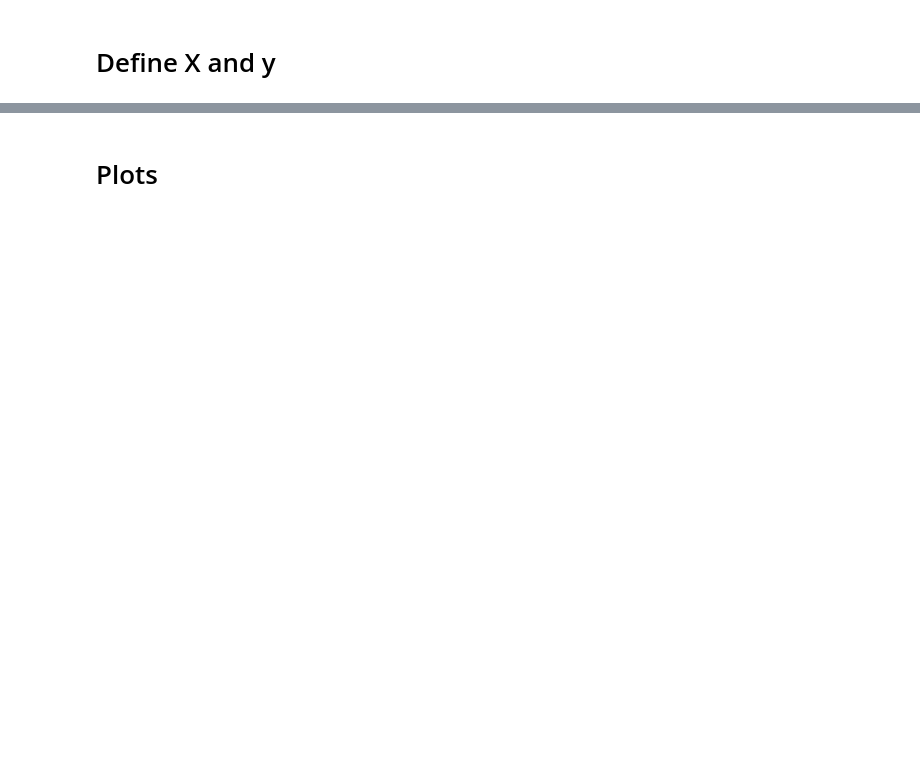
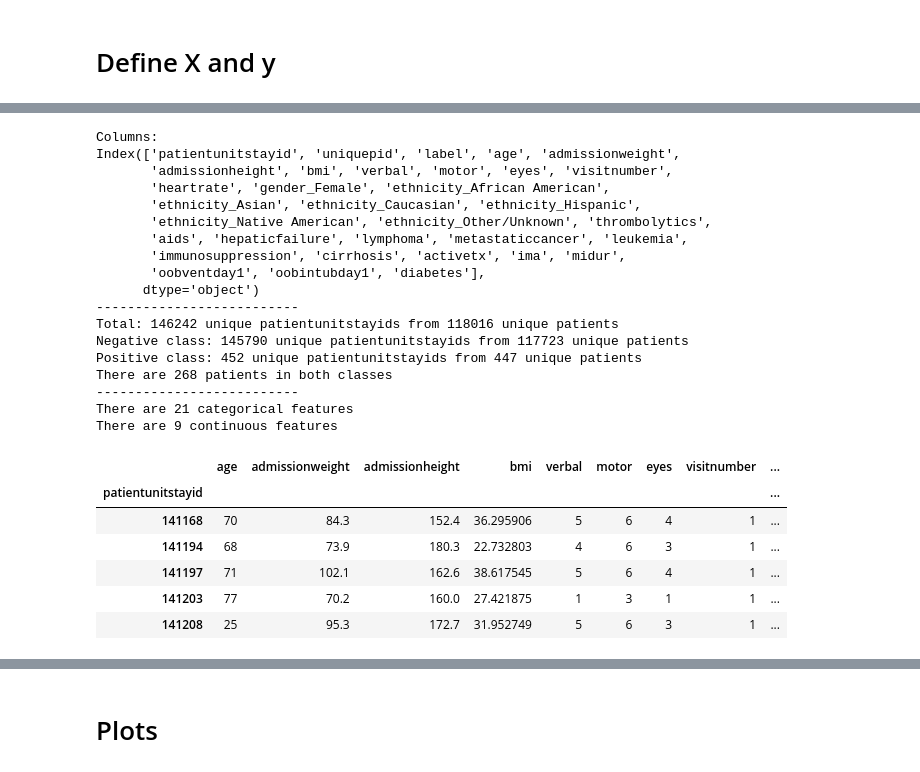
Before and after one commit to horwitzr/ViTalErt, a Jupyter notebook: notebooks/EDA.ipynb, the cells around one changed output, grey strips where cells are left out. Cells and saved outputs as stored; diff of their text form; code cells hidden in the pictures; blank space fills up the shorter version.

```diff
--- a/notebooks/EDA.ipynb
+++ b/notebooks/EDA.ipynb
@@ -102,3 +117,0 @@ patient.shape
-# %%
-# Remove patients with BMI > 150
-patient = patient[patient['bmi'] < 150]
@@ -285 +150,17 @@ Xy = patient[['uniquepid', 'label',  'age', 'admissionweight', 'admissionheight'
+# %%
+Xy = patient[['uniquepid', 'label',  'age', 'admissionweight', 'admissionheight', 'bmi', 'gender_Female',
+       'ethnicity_African American', 'ethnicity_Asian', 'ethnicity_Caucasian', 'ethnicity_Hispanic',
+       'ethnicity_Native American', 'ethnicity_Other/Unknown']]
+Xy = Xy.merge(apachepredvar, how='right', left_on='patientunitstayid', right_on='patientunitstayid')
+Xy = Xy.merge(hr, how='inner', left_on='patientunitstayid', right_on='patientunitstayid')
+
+# Arrange by categorical & continuous variables
+vars_categ = ['gender_Female', 'ethnicity_African American', 'ethnicity_Asian', 'ethnicity_Caucasian', \
+             'ethnicity_Hispanic', 'ethnicity_Native American', 'ethnicity_Other/Unknown',\
+             'thrombolytics', 'aids', 'hepaticfailure', 'lymphoma', 'metastaticcancer', 'leukemia', \
+             'immunosuppression', 'cirrhosis', 'activetx', 'ima', 'midur',
+             'oobventday1', 'oobintubday1', 'diabetes']
+vars_cont = ['age', 'admissionweight', 'admissionheight', 'bmi', \
+             'verbal', 'motor', 'eyes', 'visitnumber', 'heartrate']
+Xy = pd.concat([Xy[['patientunitstayid', 'uniquepid', 'label']], Xy[vars_cont], Xy[vars_categ]], axis=1)
 # %%
@@ -333,0 +175,58 @@ Index(['patientunitstayid', 'uniquepid', 'label', 'age', 'admissionweight',
+# %%
+# Describe postive and negative classes
+print('Columns:')
+print(Xy.columns)
+print('--------------------------')
+print('Total: ' + str(Xy.shape[0]) + ' unique patientunitstayids from ' + \
+     str(Xy.groupby('uniquepid')['patientunitstayid'].count().shape[0]) + ' unique patients')
+print('Negative class: ' + str(Xy[Xy['label']==0].shape[0]) + ' unique patientunitstayids from ' + \
+     str(Xy[Xy['label']==0].groupby('uniquepid')['patientunitstayid'].count().shape[0]) + ' unique patients')
+print('Positive class: ' + str(Xy[Xy['label']==1].shape[0]) + ' unique patientunitstayids from ' + \
+     str(Xy[Xy['label']==1].groupby('uniquepid')['patientunitstayid'].count().shape[0]) + ' unique patients')
+
+
+# How many patients are in both classes?
+Xy1 = Xy[Xy['label']==1]
+Xy0 = Xy[Xy['label']==0]
+upid_1 = Xy1['uniquepid'].unique()
+upid_1 = list(upid_1)
+patients_in_both = Xy0[Xy0['uniquepid'].isin(upid_1)]
+print('There are ' + str(len(patients_in_both)) + ' patients in both classes')
+print('--------------------------')
+# Describe the features
+print('There are ' + str(len(vars_categ)) + ' categorical features')
+print('There are ' + str(len(vars_cont)) + ' continuous features')
+
+# Separate X and y
+Xy = Xy.set_index('patientunitstayid')
+y = Xy.pop('label')
+X = Xy.copy()
+groups = Xy['uniquepid'].astype('category').cat.codes # each uniquepid is now a unique number
+X = X.drop(columns='uniquepid', axis=1) # remove uniquepid as a feature because it's a group
+X.head()
+# %% [output]
+Columns:
+Index(['patientunitstayid', 'uniquepid', 'label', 'age', 'admissionweight',
+       'admissionheight', 'bmi', 'verbal', 'motor', 'eyes', 'visitnumber',
+       'heartrate', 'gender_Female', 'ethnicity_African American',
+       'ethnicity_Asian', 'ethnicity_Caucasian', 'ethnicity_Hispanic',
+       'ethnicity_Native American', 'ethnicity_Other/Unknown', 'thrombolytics',
+       'aids', 'hepaticfailure', 'lymphoma', 'metastaticcancer', 'leukemia',
+       'immunosuppression', 'cirrhosis', 'activetx', 'ima', 'midur',
+       'oobventday1', 'oobintubday1', 'diabetes'],
+      dtype='object')
+--------------------------
+Total: 146242 unique patientunitstayids from 118016 unique patients
+Negative class: 145790 unique patientunitstayids from 117723 unique patients
+Positive class: 452 unique patientunitstayids from 447 unique patients
+There are 268 patients in both classes
+--------------------------
+There are 21 categorical features
+There are 9 continuous features
+|  | age | admissionweight | admissionheight | bmi | verbal | motor | eyes | visitnumber | ... |
+| patientunitstayid |  |  |  |  |  |  |  |  | ... |
+| 141168 | 70 | 84.3 | 152.4 | 36.295906 | 5 | 6 | 4 | 1 | ... |
+| 141194 | 68 | 73.9 | 180.3 | 22.732803 | 4 | 6 | 3 | 1 | ... |
+| 141197 | 71 | 102.1 | 162.6 | 38.617545 | 5 | 6 | 4 | 1 | ... |
+| 141203 | 77 | 70.2 | 160.0 | 27.421875 | 1 | 3 | 1 | 1 | ... |
+| 141208 | 25 | 95.3 | 172.7 | 31.952749 | 5 | 6 | 3 | 1 | ... |
```
Also changed, not shown: parts of 47 cells of this notebook.
